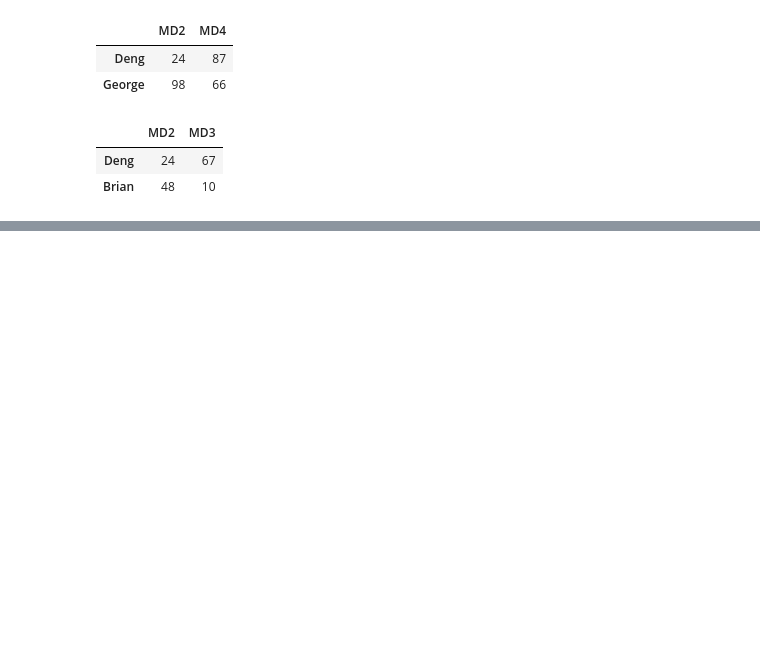
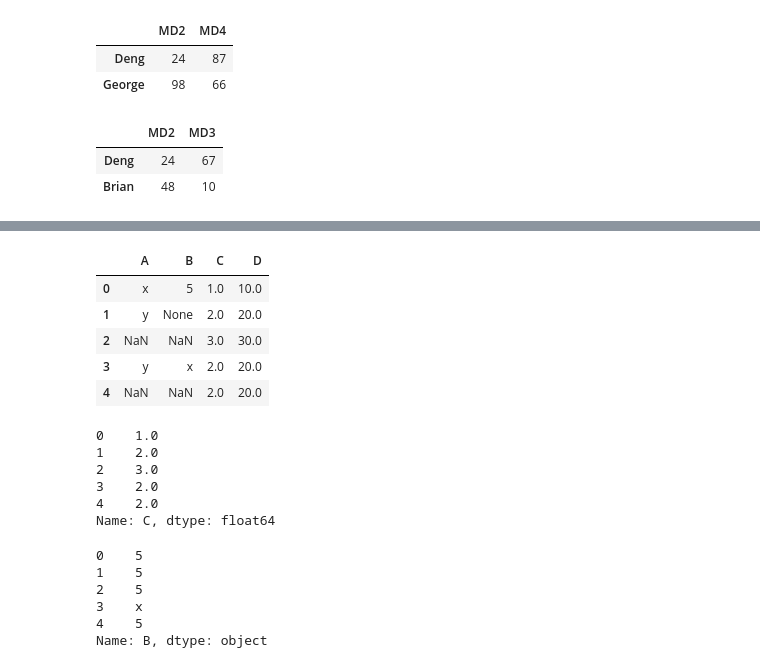
Before and after one commit to Perminus-Karuri/dataanalysis, a Jupyter notebook: pandas_dataframes.ipynb, the cells around one changed output, grey strips where cells are left out. Cells and saved outputs as stored; diff of their text form; code cells hidden in the pictures; blank space fills up the shorter version.

```diff
--- a/pandas_dataframes.ipynb
+++ b/pandas_dataframes.ipynb
@@ -228,0 +334,28 @@ df.iloc[0:2, 1:3]
+# %%
+df.fillna(value = df.mean(numeric_only=True)) # replacing mean with missing values for all the integer columns
+# %% [output]
+|  | A | B | C | D |
+| 0 | x | 5 | 1.0 | 10.0 |
+| 1 | y | None | 2.0 | 20.0 |
+| 2 | NaN | NaN | 3.0 | 30.0 |
+| 3 | y | x | 2.0 | 20.0 |
+| 4 | NaN | NaN | 2.0 | 20.0 |
+# %%
+df['C'].fillna(value = df['C'].mean()) # replacing mean with missing values for an integer column
+# %% [output]
+0    1.0
+1    2.0
+2    3.0
+3    2.0
+4    2.0
+Name: C, dtype: float64
+# %%
+# df['A'].fillna(value = df['A'].mode().iloc[0])
+df['B'].fillna(value = df['B'].mode().iloc[0])
+# %% [output]
+0    5
+1    5
+2    5
+3    x
+4    5
+Name: B, dtype: object
```
Also changed, not shown: parts of 24 cells of this notebook.
